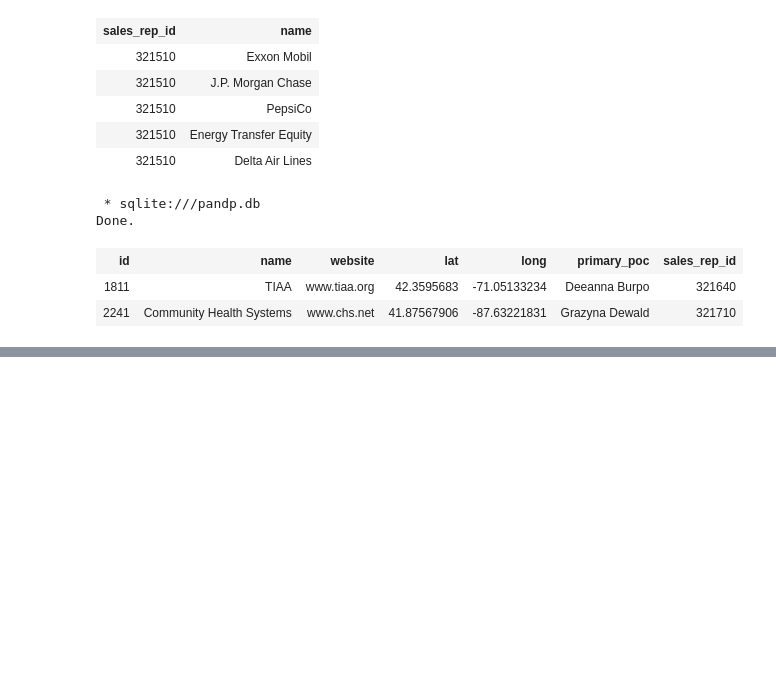
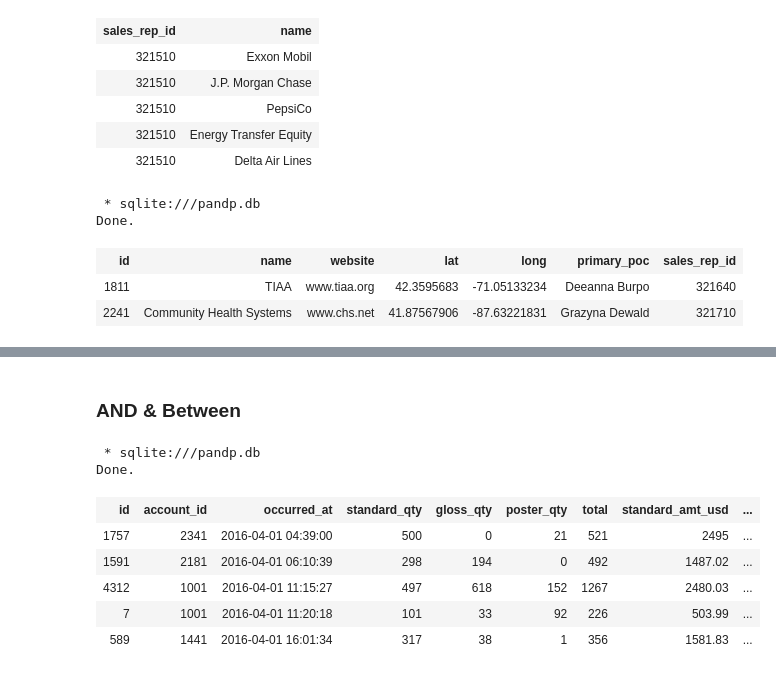
Before and after one commit to bramuelaswani/ML-DL-Related, a Jupyter notebook: SQL Exercises.ipynb, the cells around one changed output, grey strips where cells are left out. Cells and saved outputs as stored; diff of their text form; code cells hidden in the pictures; blank space fills up the shorter version.

Commit message:
and & Between

```diff
--- a/SQL Exercises.ipynb
+++ b/SQL Exercises.ipynb
@@ -334,0 +380,18 @@ Done.
+# %% [markdown]
+### AND & Between
+# %%
+%%sql
+SELECT *
+FROM orders
+WHERE occurred_at >= '2016-04-01' AND occurred_at <= '2016-10-01'
+ORDER BY occurred_at
+limit 5;
+# %% [output]
+ * sqlite:///pandp.db
+Done.
+| id | account_id | occurred_at | standard_qty | gloss_qty | poster_qty | total | standard_amt_usd | ... |
+| 1757 | 2341 | 2016-04-01 04:39:00 | 500 | 0 | 21 | 521 | 2495 | ... |
+| 1591 | 2181 | 2016-04-01 06:10:39 | 298 | 194 | 0 | 492 | 1487.02 | ... |
+| 4312 | 1001 | 2016-04-01 11:15:27 | 497 | 618 | 152 | 1267 | 2480.03 | ... |
+| 7 | 1001 | 2016-04-01 11:20:18 | 101 | 33 | 92 | 226 | 503.99 | ... |
+| 589 | 1441 | 2016-04-01 16:01:34 | 317 | 38 | 1 | 356 | 1581.83 | ... |
```
Also changed, not shown: parts of 7 cells of this notebook.
